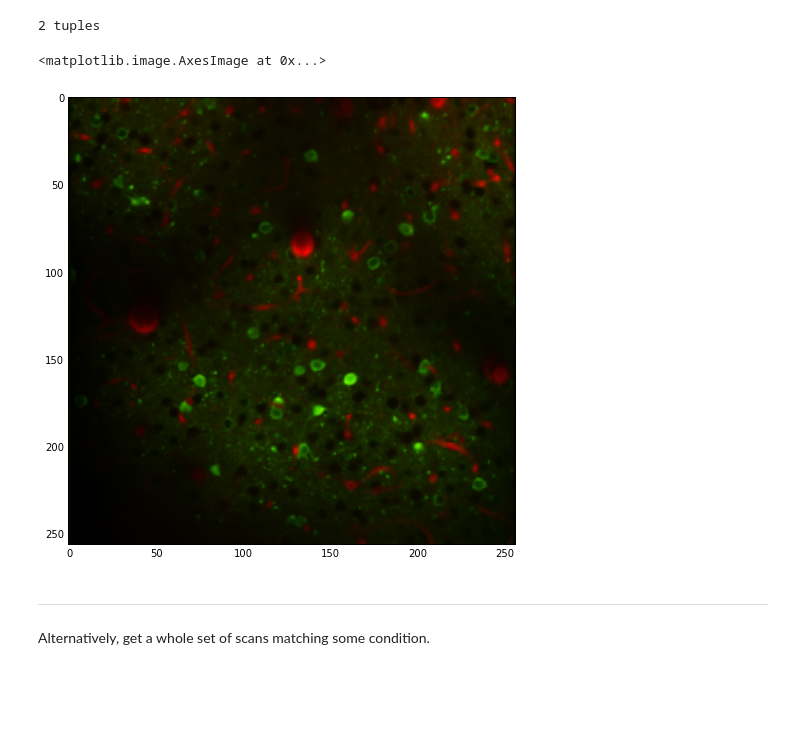
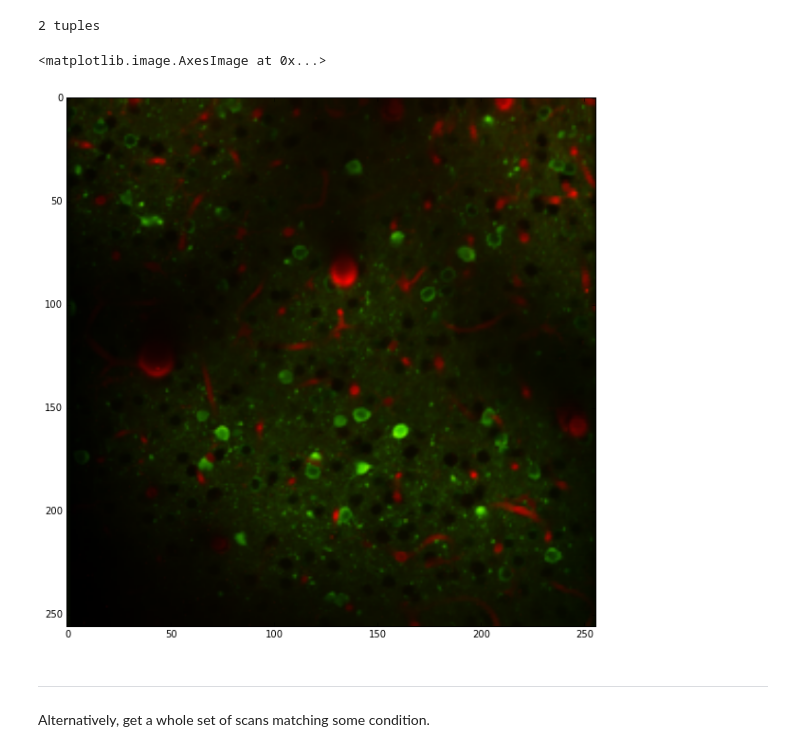
Before and after one commit to cajal/pipeline, a Jupyter notebook: jupyter/notebooks/pipeline_preprocess.ipynb, the cells around one changed output. Cells and saved outputs as stored; diff of their text form; code cells hidden in the pictures; blank space fills up the shorter version.

```diff
--- a/jupyter/notebooks/pipeline_preprocess.ipynb
+++ b/jupyter/notebooks/pipeline_preprocess.ipynb
@@ -4,7 +4,7 @@ Previous: [pipeline_experiment](pipeline_experiment.ipynb)  ::: Next [pipeline_v
 # Schema `preprocess`
 # %%
 %pylab inline
-pylab.rcParams['figure.figsize'] = (10, 8)  # make figures bigger
+pylab.rcParams['figure.figsize'] = (10, 10)  # make figures bigger
 # %% [output]
 Populating the interactive namespace from numpy and matplotlib
 # %% [markdown]
@@ -70,14 +70,17 @@ average frame for each slice and channel after corrections
 # %%
 # fetch data
 g, r = frames.fetch.order_by('channel')['frame']
 
 # plot data
-normalize = lambda x: (x - x.min())/(x.max()-x.min())
+def normalize(img):
+    m = img.min()
+    return (img - m)/(img.max() - m)
+
 plt.imshow(np.stack(
         [normalize(r), normalize(g), np.zeros_like(r)], 2))
 # %% [output]
 <matplotlib.image.AxesImage at 0x...>
-[figure, old version]
+[figure, new version]
 # %% [markdown]
 ---
 Alternatively, get a whole set of scans matching some condition.
```
Also changed, not shown: parts of 8 cells of this notebook, 12 other files.
